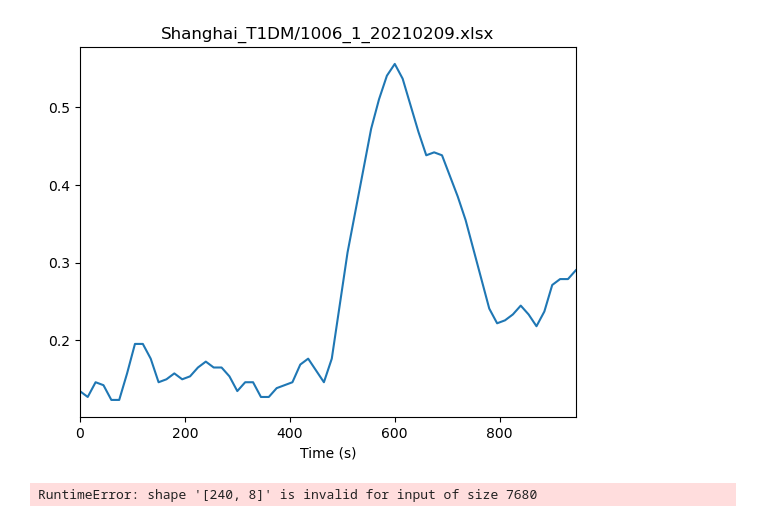
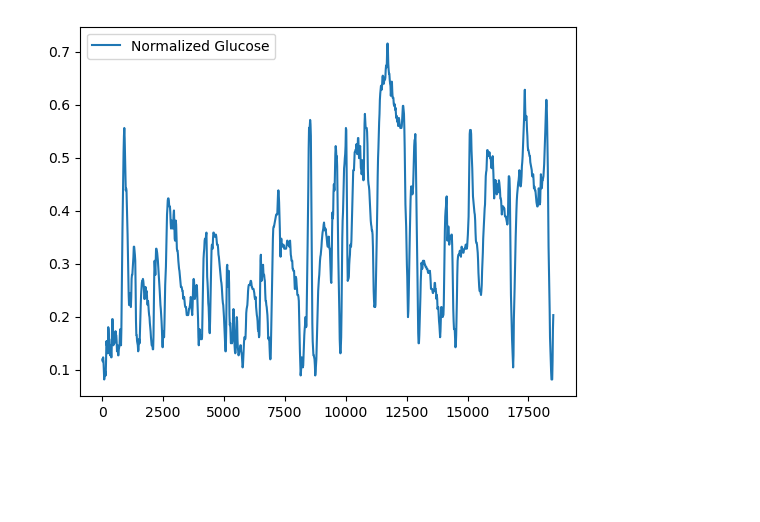
Before and after one commit to Liamdev631/neuromorphic-pancreas, a Jupyter notebook: data_viewer.ipynb, the cells around one changed output. Drawn from its saved outputs; the diff is of its cells as text; code cells hidden in the pictures; blank space fills up the shorter version.

Commit message:
Corrected dataset times

```diff
--- a/data_viewer.ipynb
+++ b/data_viewer.ipynb
@@ -1,27 +1,17 @@
 # %%
+%load_ext autoreload
+%autoreload 2
 from glucose_dataset import GlucoseDataset
-from rockpool.timeseries import TSContinuous, TSEvent
-import torch
 import matplotlib.pyplot as plt
+import numpy as np
 
 ds = GlucoseDataset("datasets/diabetes_datasets.zip", sub_directory="Shanghai_T1DM")
-
-sample_size: int = 16
-dt = 1.0 # Seconds
-num_dt_per_sample = round(ds.sample_interval / dt)
-sample_data = ds.__getitem__(3)[20:][:sample_size*4]
+sample = ds.__getitem__(3)
-# %%
-# Plot the time series
-ts_continuous = TSContinuous.from_clocked(samples=sample_data, dt=ds.sample_interval, name=ds.file_list[file_index]) # type: ignore
-ts_continuous.plot();
-# %% [output]
-[figure, removed]
-# %%
-import snntorch.spikegen as spikegen
-
-trials = 8
-spikes = spikegen.rate(sample_data, num_steps=num_dt_per_sample*trials).reshape(sample_size * num_dt_per_sample, trials)
-ts_events = TSEvent.from_raster(raster=spikes, dt=dt) # type: ignore
-ts_events.plot();
-# %% [output]
-RuntimeError: shape '[240, 8]' is invalid for input of size 7680
+# %%
+# Plot the time series
+time = np.arange(0, len(sample)) * ds.sample_interval
+plt.plot(time, sample, label='Normalized Glucose')
+plt.tight_layout()
+plt.legend();
+# %% [output]
+[figure, added]
```
Also changed, not shown: parts of 1 cell of this notebook, 1 other file.
